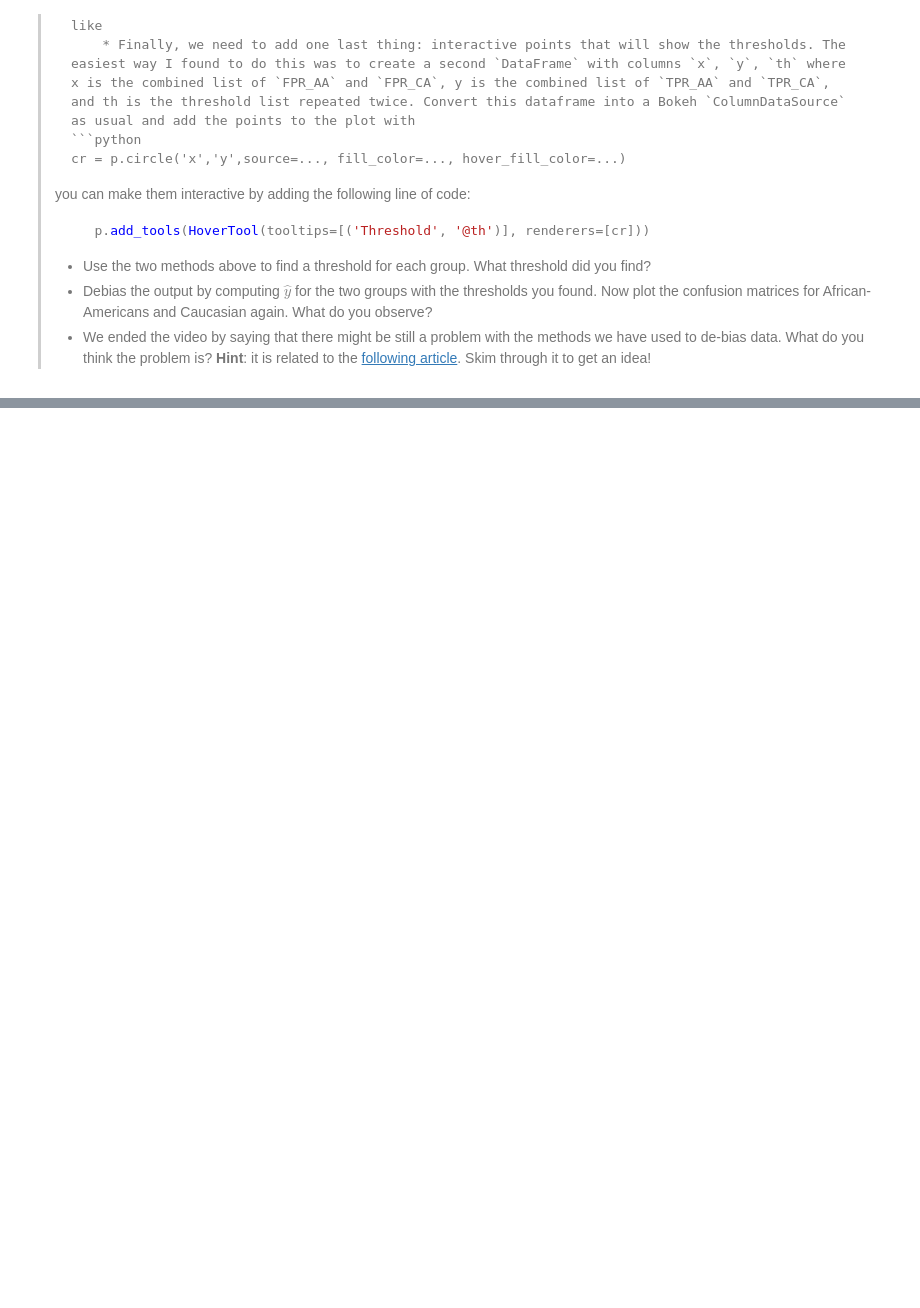
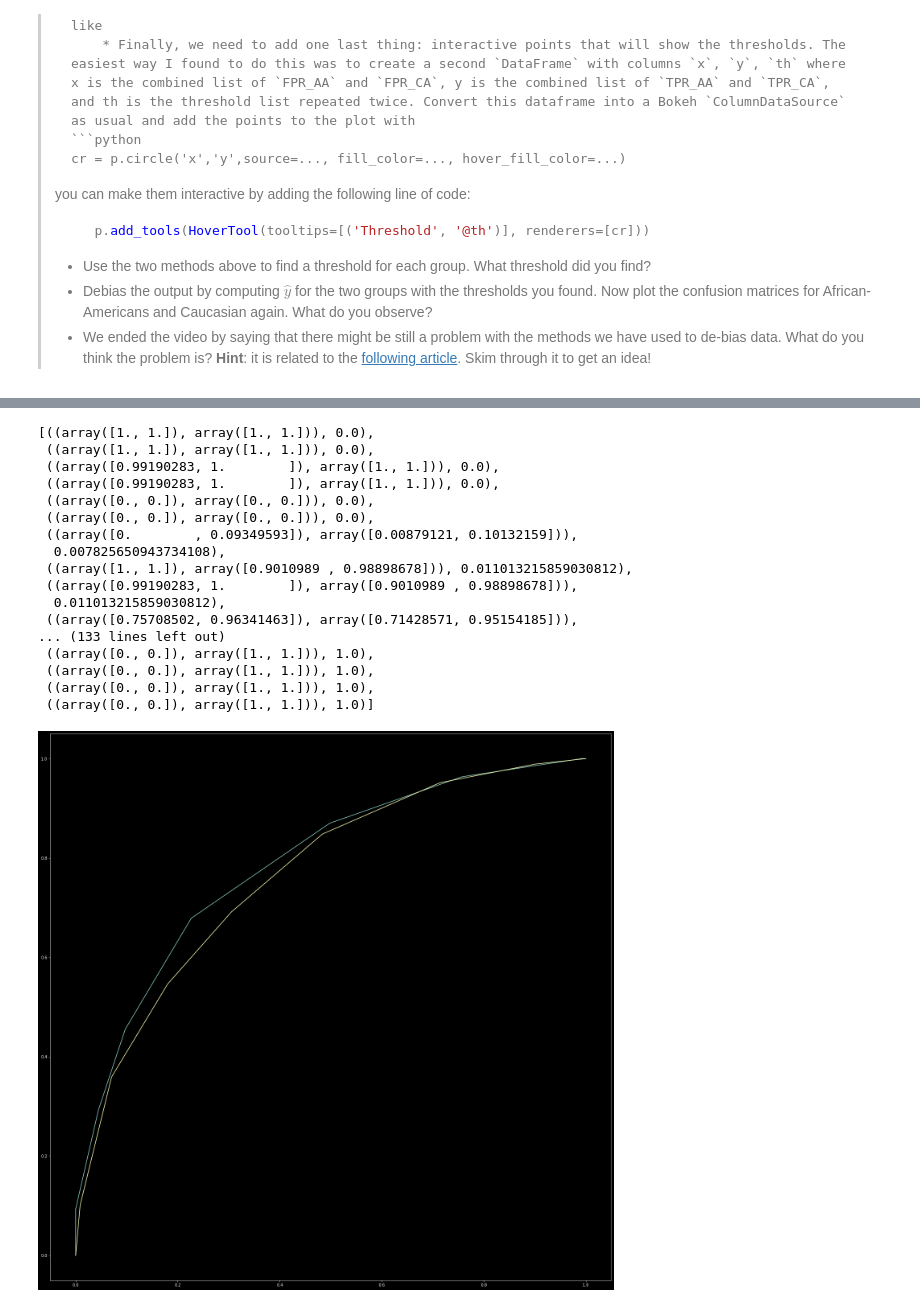
Before and after one commit to player1s/SocialDataWithTheBESTGroupEver, a Jupyter notebook: lectures/Week7.ipynb, the cells around one changed output, grey strips where cells are left out. Drawn from its saved outputs; the diff is of its cells as text; code cells hidden in the pictures; blank space fills up the shorter version.

```diff
--- a/lectures/Week7.ipynb
+++ b/lectures/Week7.ipynb
@@ -841,11 +840,11 @@ def TPR_FPR(auc_roc_graph_array, y_test):
 
             if y_test[y_pred_index]==auc_roc_graph_array[y_pred_index, threshold]==1:
                 TP += 1
-            elif auc_roc_graph_array[y_pred_index, threshold]==1 and y_test[y_pred_index]!=auc_roc_graph_array[y_pred_index, threshold]:
+            if auc_roc_graph_array[y_pred_index, threshold]==1 and y_test[y_pred_index]!=auc_roc_graph_array[y_pred_index, threshold]:
                 FP += 1
-            elif y_test[y_pred_index]==auc_roc_graph_array[y_pred_index, threshold]==0:
+            if y_test[y_pred_index]==auc_roc_graph_array[y_pred_index, threshold]==0:
                 TN += 1
-            elif auc_roc_graph_array[y_pred_index, threshold]==0 and y_test[y_pred_index]!=auc_roc_graph_array[y_pred_index, threshold]:
+            if auc_roc_graph_array[y_pred_index, threshold]==0 and y_test[y_pred_index]!=auc_roc_graph_array[y_pred_index, threshold]:
                 FN += 1
 
         TPR[threshold] = TP/(TP + FN)
@@ -861,4 +860,6 @@ print(f'TPR Caucasians: {Caucasians_TPR_FPR[0]}')
 print(f'FPR Caucasians: {Caucasians_TPR_FPR[1]}')
 print(f'TPR African_American: {African_American_TPR_FPR[0]}')
 print(f'FPR African_American: {African_American_TPR_FPR[1]}')
+
+# results seem weird
 # %% [output]
@@ -872,0 +874,68 @@ FPR African_American: [0.40879121 0.40879121 0.40879121 0.40879121 0.40879121 0.
+# %%
+# Exercise 3.3.3
+# Find Thresholds that lead to the closest points for the two groups on the ROC curve
+
+# Exercise 3.3.3 a) regular plot
+
+#This function takes as an input y, y_probs, thr
+#and returns the points to plot the ROC curve and their threshold
+def roc_curve(y_test, y_prob, ths):
+  #initialize roc as an empty np.array
+  roc = np.array([])
+  #loop over thresholds
+  #convert y_prob in y_hat
+  y_hat = auc_roc_graph_array(ths, y_prob)
+  #compute TPR and FPR
+  TPR, FPR = TPR_FPR(y_hat, y_test)
+  for counter, th in enumerate(ths):
+    #add threshold and point to roc array
+    roc = np.append(roc, [th, FPR[counter], TPR[counter]])
+  #return roc
+  return roc.reshape(-1, 3)
+
+# calculate values and plot
+
+Caucasians_roc_curve_values = roc_curve(y_test = y_Caucasians_test, y_prob = y_Causiansians_prob, ths = ths)
+African_American_roc_curve_values = roc_curve(y_test = y_African_American_test, y_prob = y_African_American_prob, ths = ths)
+
+plt.figure(figsize=(25,25))
+plt.plot(Caucasians_roc_curve_values[:,1], Caucasians_roc_curve_values[:,2])
+plt.plot(African_American_roc_curve_values[:,1], African_American_roc_curve_values[:,2])
+
+
+#This function takes as an input the points from one roc (first group) and the other (second group) and order the points by their distance in ascending order
+
+def closest_points(points1, points2):
+  #initialize result
+  res = list()
+  #loop over points in group 1
+  for pi in points1:
+    #loop over points in group 2
+    for pj in points2:
+      #add points and their distance to res
+      res.append(((pi, pj), np.linalg.norm(pi[1:] - pj[1:])))
+  #return sorted result
+  return sorted(res, key = lambda x: x[1])
+
+test = closest_points(Caucasians_roc_curve_values[:,[1,2]], African_American_roc_curve_values[:,[1,2]])
+
+test
+# %% [output]
+[((array([1., 1.]), array([1., 1.])), 0.0),
+ ((array([1., 1.]), array([1., 1.])), 0.0),
+ ((array([0.99190283, 1.        ]), array([1., 1.])), 0.0),
+ ((array([0.99190283, 1.        ]), array([1., 1.])), 0.0),
+ ((array([0., 0.]), array([0., 0.])), 0.0),
+ ((array([0., 0.]), array([0., 0.])), 0.0),
+ ((array([0.        , 0.09349593]), array([0.00879121, 0.10132159])),
+  0.007825650943734108),
+ ((array([1., 1.]), array([0.9010989 , 0.98898678])), 0.011013215859030812),
+ ((array([0.99190283, 1.        ]), array([0.9010989 , 0.98898678])),
+  0.011013215859030812),
+ ((array([0.75708502, 0.96341463]), array([0.71428571, 0.95154185])),
+... (133 lines left out)
+ ((array([0., 0.]), array([1., 1.])), 1.0),
+ ((array([0., 0.]), array([1., 1.])), 1.0),
+ ((array([0., 0.]), array([1., 1.])), 1.0),
+ ((array([0., 0.]), array([1., 1.])), 1.0)]
+[figure, added]
```
Also changed, not shown: parts of 10 cells of this notebook.
